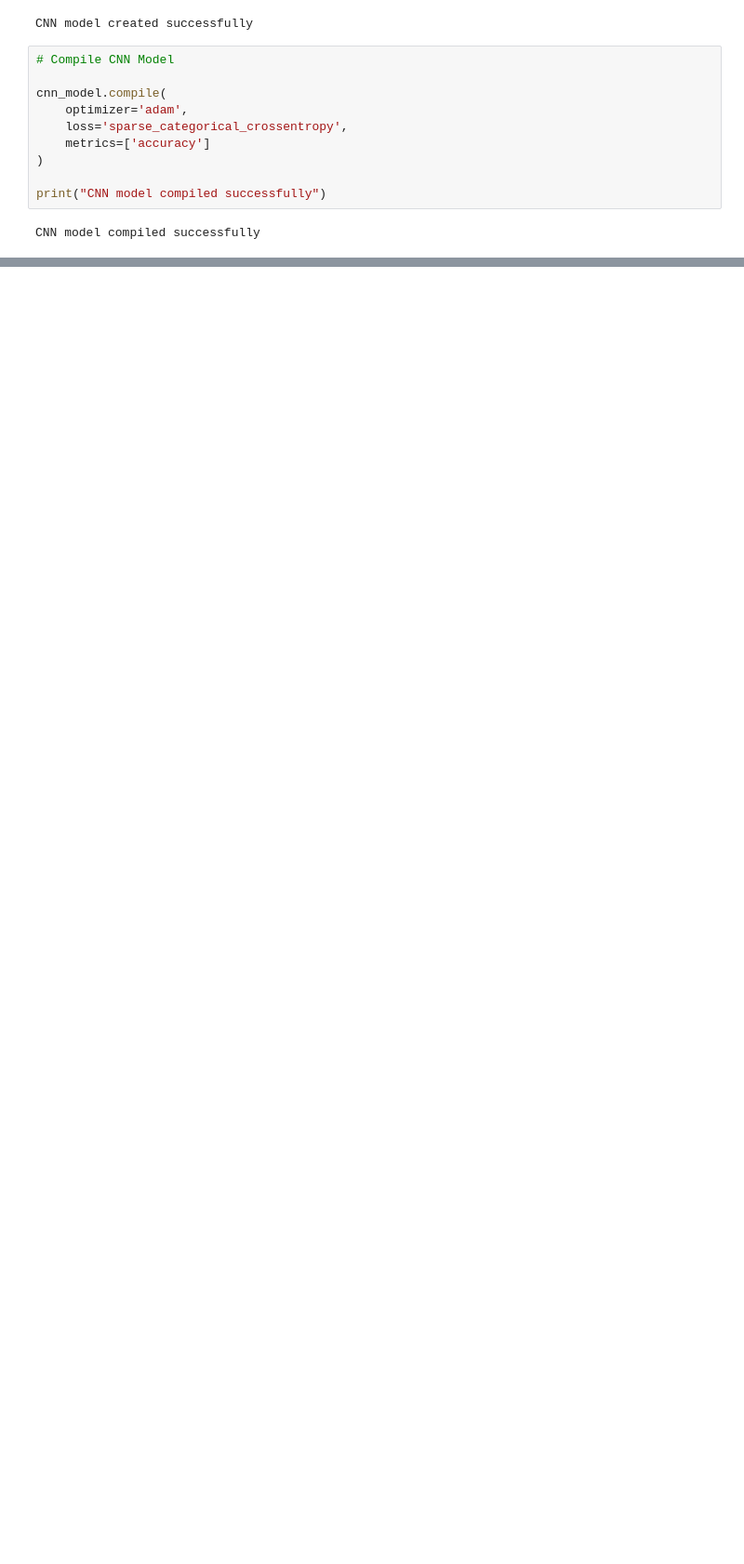
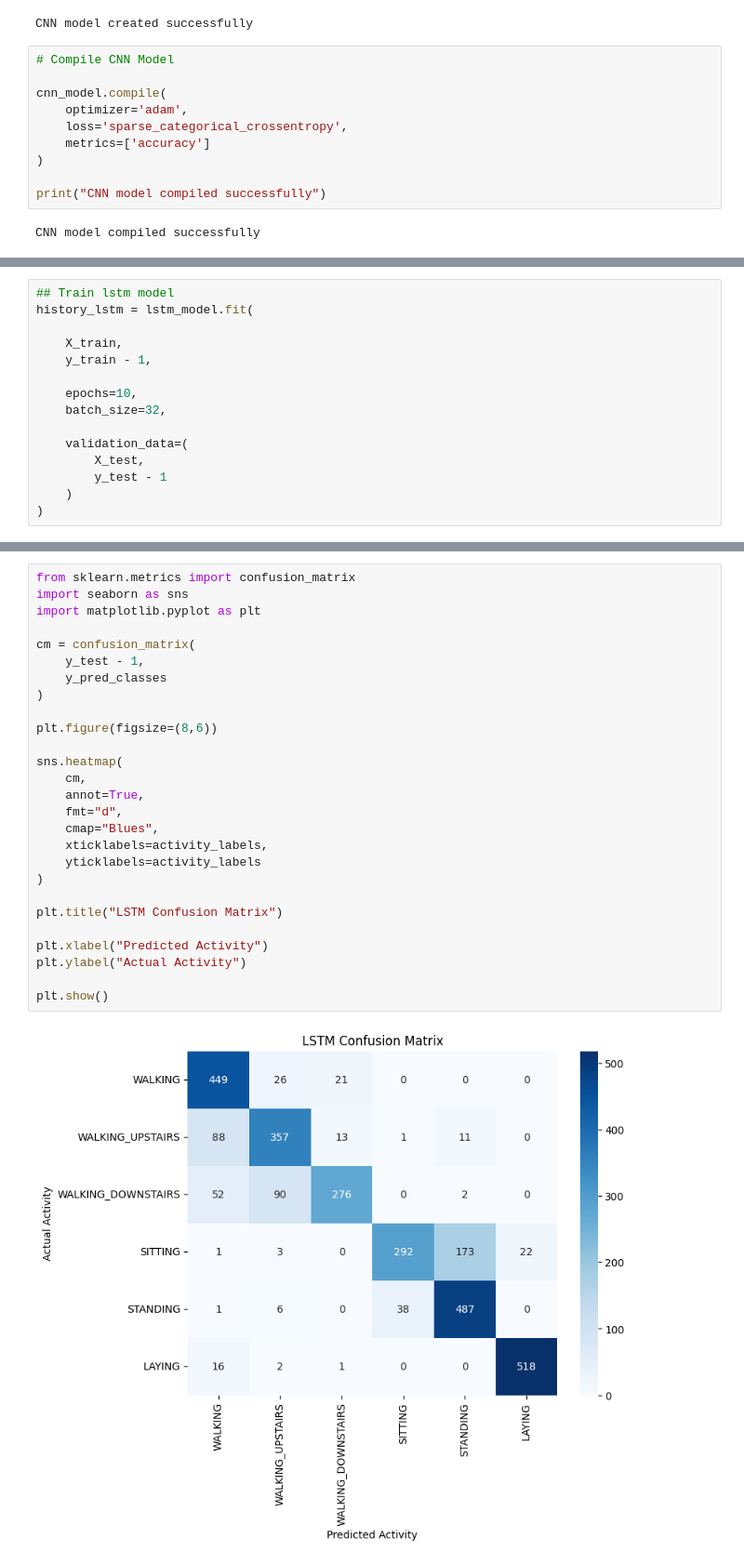
Before and after one commit to nandini-cyber/Human-Activity-Recognition-Using-Smartphones, a Jupyter notebook: Deep_learning.ipynb, the cells around one changed output, grey strips where cells are left out. Shown at 93% size. Cells and saved outputs as stored; diff of their text form; blank space fills up the shorter version.

```diff
--- a/Deep_learning.ipynb
+++ b/Deep_learning.ipynb
@@ -185,0 +391,15 @@ Epoch 10/10
+# %%
+## Train lstm model
+history_lstm = lstm_model.fit(
+
+    X_train,
+    y_train - 1,
+
+    epochs=10,
+    batch_size=32,
+
+    validation_data=(
+        X_test,
+        y_test - 1
+    )
+)
@@ -185,0 +481,29 @@ Epoch 10/10
+# %%
+from sklearn.metrics import confusion_matrix
+import seaborn as sns
+import matplotlib.pyplot as plt
+
+cm = confusion_matrix(
+    y_test - 1,
+    y_pred_classes
+)
+
+plt.figure(figsize=(8,6))
+
+sns.heatmap(
+    cm,
+    annot=True,
+    fmt="d",
+    cmap="Blues",
+    xticklabels=activity_labels,
+    yticklabels=activity_labels
+)
+
+plt.title("LSTM Confusion Matrix")
+
+plt.xlabel("Predicted Activity")
+plt.ylabel("Actual Activity")
+
+plt.show()
+# %% [output]
+[figure, added]
```
Also changed, not shown: parts of 19 cells of this notebook.
